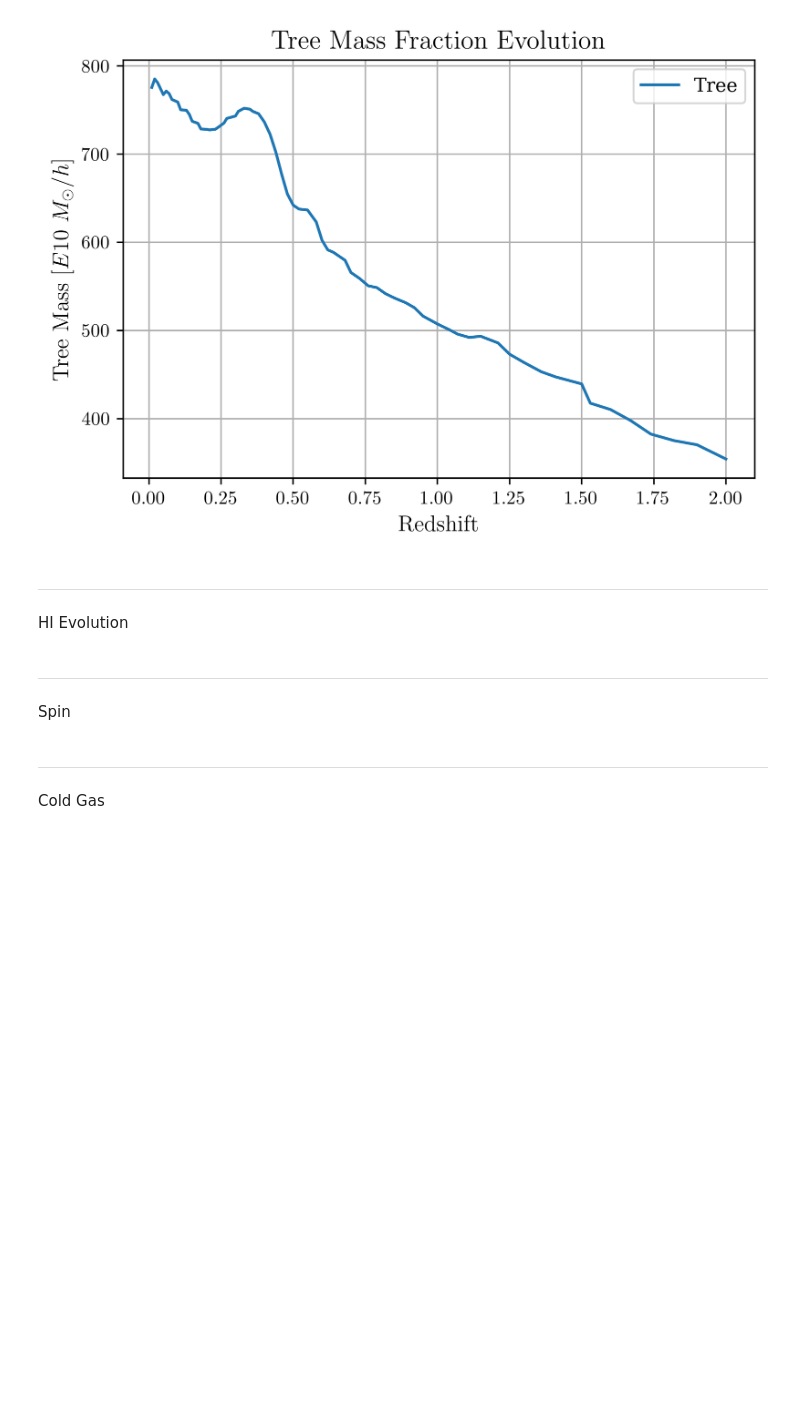
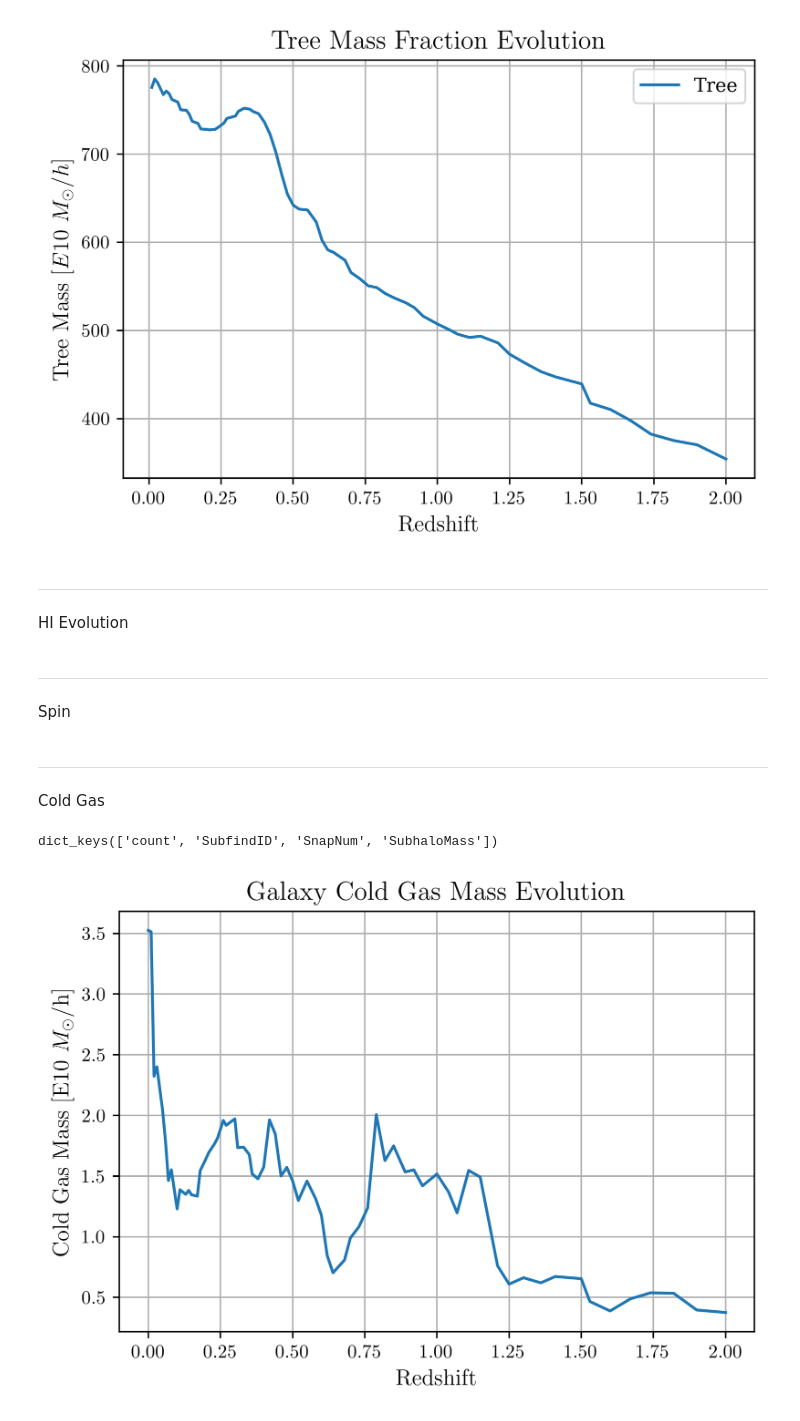
Before and after one commit to XingyaoCai/HI-Clumps, a Jupyter notebook: Mass_Fraction_Evolution_With_Radshift.ipynb, the cells around one changed output. Saved outputs shown, nothing was run; the diff lists cells and outputs as text; code cells hidden in the pictures; blank space fills up the shorter version.

```diff
--- a/Mass_Fraction_Evolution_With_Radshift.ipynb
+++ b/Mass_Fraction_Evolution_With_Radshift.ipynb
@@ -307,7 +307,7 @@ Cold Gas
 # %%
 def Cold_Gas_Mass_Calculator(Snapshot, Subhalo_Index):
     Gas_Dict=il.snapshot.loadSubhalo(basePath,Snapshot,Subhalo_Index,'gas',fields=['Masses','InternalEnergy','ElectronAbundance'])
-
+    if len(Gas_Dict)==1:return 0,0
     Gas_Masses=Gas_Dict['Masses'].astype(np.float64)
     Gas_Internal_Energy=Gas_Dict['InternalEnergy'].astype(np.float64)
     Gas_Electron_Abundance=Gas_Dict['ElectronAbundance'].astype(np.float64)
@@ -348,3 +348,42 @@ plt.plot(Redshift[::-1][0:32],Host_Cold_Gas_Mass_Array,label='Host Galaxy')
 plt.plot(Redshift[::-1][0:32],Satellite_Cold_Gas_Mass_Array,label='Satellite Galaxy')
 plt.plot(Redshift[::-1][0:32],Host_Cold_Gas_Mass_Array+Satellite_Cold_Gas_Mass_Array,label='Cold Gas Mass Sum')
 plt.grid()
+# %%
+all_tree.keys()
+# %% [output]
+dict_keys(['count', 'SubfindID', 'SnapNum', 'SubhaloMass'])
+# %%
+import multiprocessing
+from tqdm import tqdm
+
+def process_data(index):
+    snapshot = all_tree['SnapNum'][index]
+    subfindid = all_tree['SubfindID'][index]
+    cold_gas_mass, gas_mass = Cold_Gas_Mass_Calculator(snapshot, subfindid)
+    cold_gas_mass_array[snapshot] += cold_gas_mass
+
+if __name__ == "__main__":
+    num_processes = 32  # Set the number of processes
+
+    cold_gas_mass_array = multiprocessing.Array('d', 100)  # Shared array for storing results
+
+    with multiprocessing.Pool(processes=num_processes) as pool:
+        indices = list(range(len(all_tree['SnapNum'])))
+        list(tqdm(pool.imap(process_data, indices), total=len(indices)))
+
+    cold_gas_mass_array = np.array(cold_gas_mass_array)
+# %%
+plt.figure(figsize=(6,4),dpi=400)
+plt.xticks(fontsize=10,usetex=1)
+plt.yticks(fontsize=10,usetex=1)
+plt.rcParams["font.family"] = "serif"
+plt.rcParams["font.serif"] = "DejaVu Serif"
+
+plt.xlabel("Redshift",usetex=True,fontsize=12)
+plt.ylabel("Cold Gas Mass [E10 $M_\odot$/h]",usetex=True,fontsize=12)
+plt.title('Galaxy Cold Gas Mass Evolution',usetex=True,fontsize=14)
+plt.plot(Redshift[::][33:],cold_gas_mass_array[33:],label='Host Galaxy')
+
+plt.grid()
+# %% [output]
+[figure, added]
```
Also changed, not shown: parts of 1 cell of this notebook, 1 other file.
